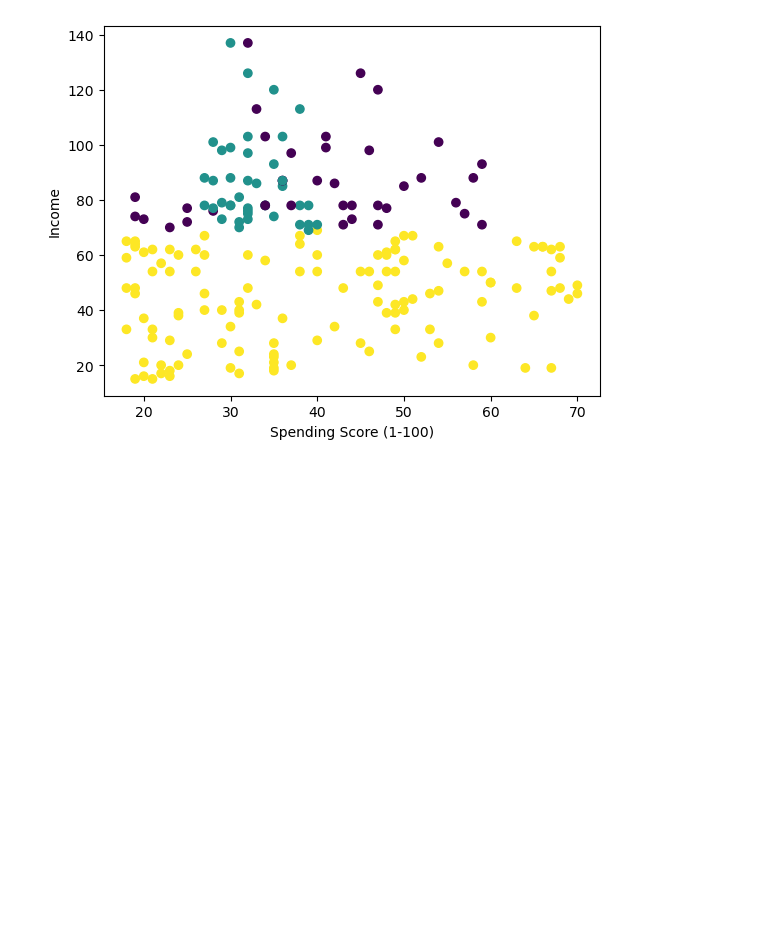
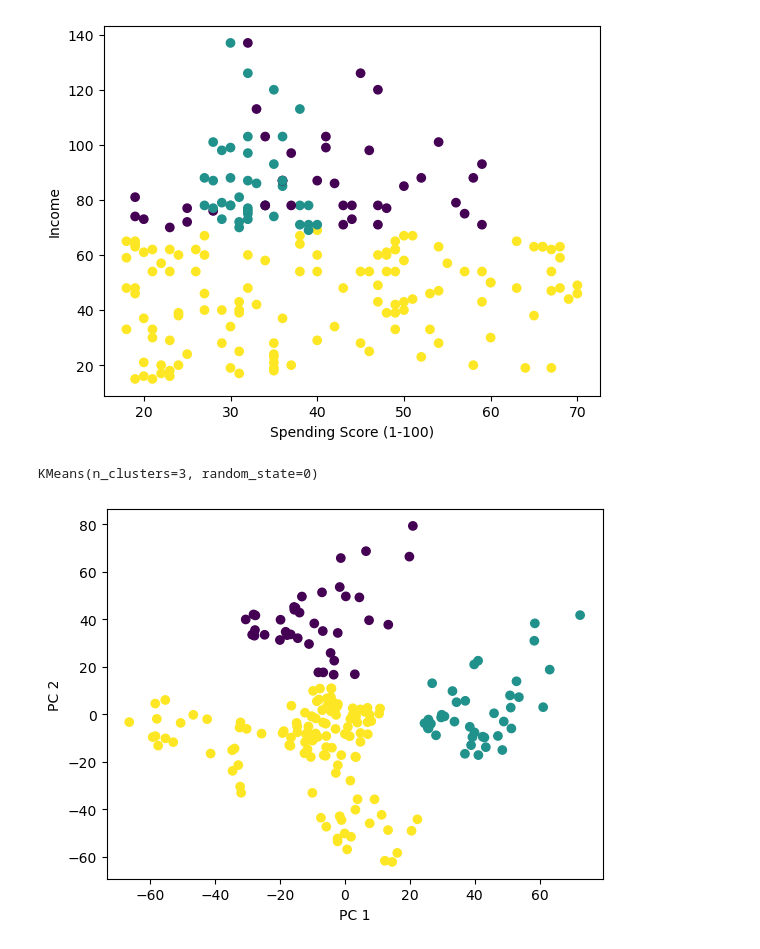
Before and after one commit to Abdelhamid2c/Customer-Segmentation-Mall, a Jupyter notebook: Untitled.ipynb, the cells around one changed output. Saved outputs shown, nothing was run; the diff lists cells and outputs as text; code cells hidden in the pictures; blank space fills up the shorter version.

```diff
--- a/Untitled.ipynb
+++ b/Untitled.ipynb
@@ -200,3 +200,20 @@ plt.ylabel('Income')
 plt.show()
 # %% [output]
 [figure]
+# %%
+from sklearn.decomposition import PCA
+
+pca = PCA(n_components=2)
+X_pca = pca.fit_transform(X)
+# %%
+kmeans = KMeans(n_clusters=3,random_state=0)
+kmeans.fit(X_pca)
+# %% [output]
+KMeans(n_clusters=3, random_state=0)
+# %%
+plt.scatter(X_pca[:,0], X_pca[:,1], c=kmeans.labels_)
+plt.xlabel('PC 1')
+plt.ylabel('PC 2')
+plt.show()
+# %% [output]
+[figure, added]
```
Also changed, not shown: parts of 7 cells of this notebook.
